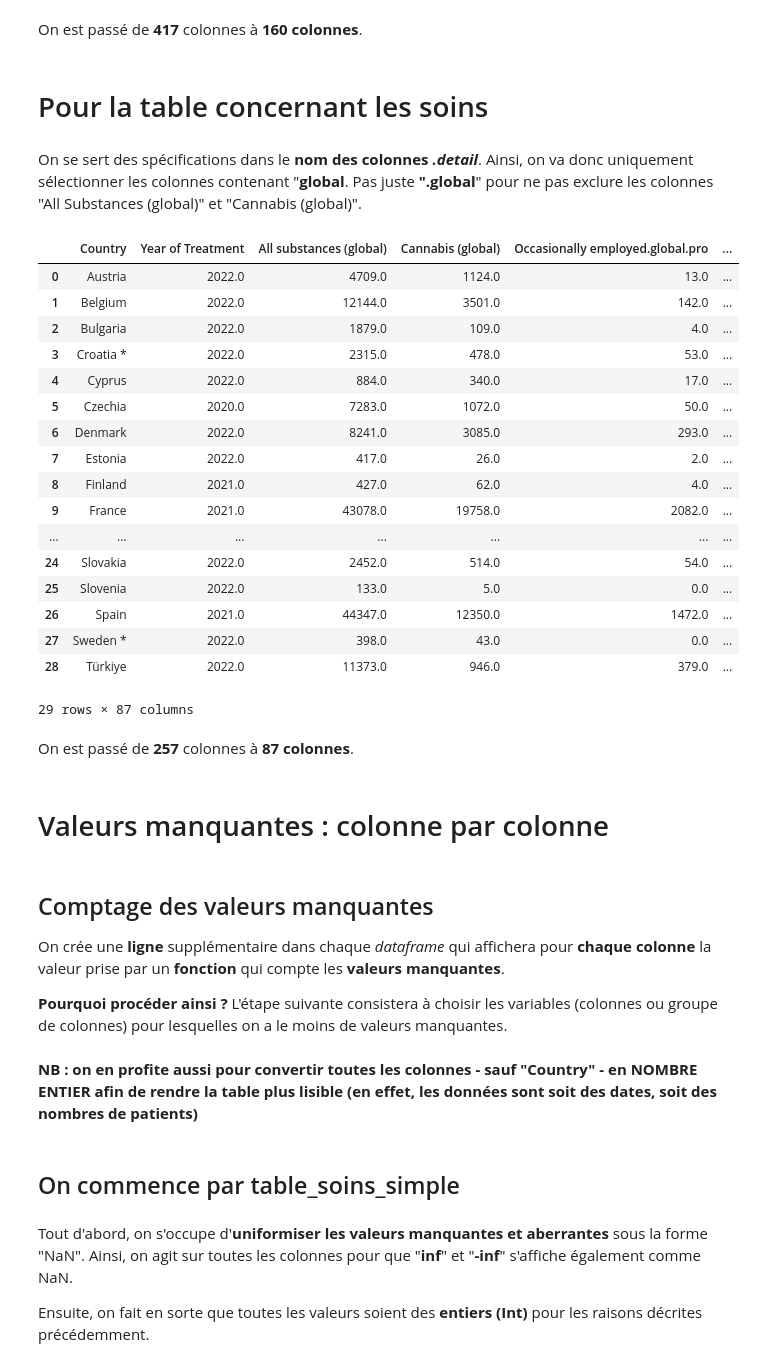
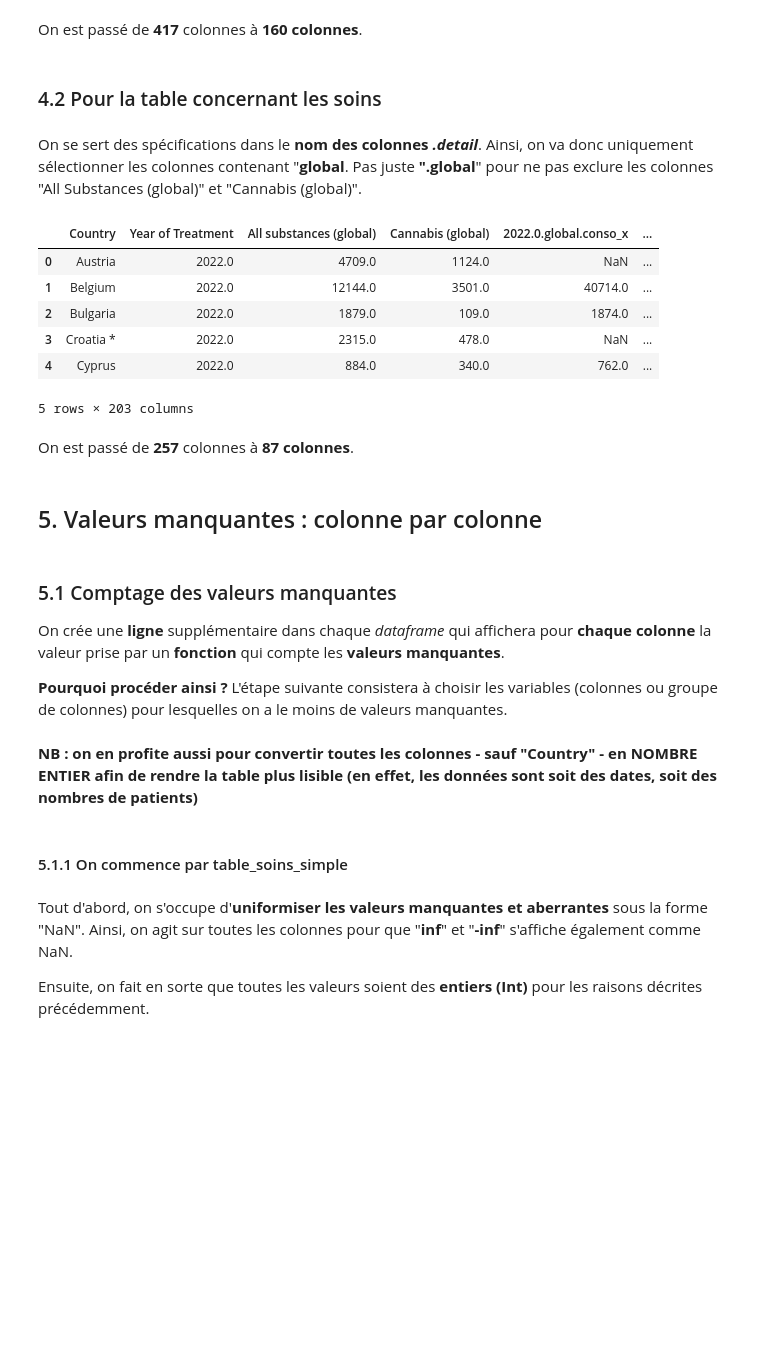
Before and after one commit to refouch/Projet_Python_2A, a Jupyter notebook: Tidy.ipynb, the cells around one changed output. Drawn from its saved outputs; the diff is of its cells as text; code cells hidden in the pictures; blank space fills up the shorter version.

```diff
--- a/Tidy.ipynb
+++ b/Tidy.ipynb
@@ -977,41 +971,30 @@ table_infractions_simple
 # %% [markdown]
 On est passé de **417** colonnes à **160 colonnes**.
 # %% [markdown]
-# Pour la table concernant les soins
+### 4.2 Pour la table concernant les soins
 # %% [markdown]
 On se sert des spécifications dans le **nom des colonnes *.detail***.
 Ainsi, on va donc uniquement sélectionner les colonnes contenant "**global**. Pas juste **".global**" pour ne pas exclure les colonnes "All Substances (global)" et "Cannabis (global)".
 # %%
 # Sélection des colonnes contenant ".global"
 table_soins_simple = soins_cannabis[[col for col in soins_cannabis.columns if "global" in col or col == "Country" or col == "Year of Treatment"]]
 
 # On affiche le résultat pour vérifier que cela a correctment fonctionné
-table_soins_simple
+table_soins_simple.head()
 # %% [output]
-|  | Country | Year of Treatment | All substances (global) | Cannabis (global) | Occasionally employed.global.pro | ... |
-| 0 | Austria | 2022.0 | 4709.0 | 1124.0 | 13.0 | ... |
-| 1 | Belgium | 2022.0 | 12144.0 | 3501.0 | 142.0 | ... |
-| 2 | Bulgaria | 2022.0 | 1879.0 | 109.0 | 4.0 | ... |
-| 3 | Croatia * | 2022.0 | 2315.0 | 478.0 | 53.0 | ... |
-| 4 | Cyprus | 2022.0 | 884.0 | 340.0 | 17.0 | ... |
-| 5 | Czechia | 2020.0 | 7283.0 | 1072.0 | 50.0 | ... |
-| 6 | Denmark | 2022.0 | 8241.0 | 3085.0 | 293.0 | ... |
-| 7 | Estonia | 2022.0 | 417.0 | 26.0 | 2.0 | ... |
-| 8 | Finland | 2021.0 | 427.0 | 62.0 | 4.0 | ... |
-| 9 | France | 2021.0 | 43078.0 | 19758.0 | 2082.0 | ... |
-| ... | ... | ... | ... | ... | ... | ... |
-| 24 | Slovakia | 2022.0 | 2452.0 | 514.0 | 54.0 | ... |
-| 25 | Slovenia | 2022.0 | 133.0 | 5.0 | 0.0 | ... |
-| 26 | Spain | 2021.0 | 44347.0 | 12350.0 | 1472.0 | ... |
-| 27 | Sweden * | 2022.0 | 398.0 | 43.0 | 0.0 | ... |
-| 28 | Türkiye | 2022.0 | 11373.0 | 946.0 | 379.0 | ... |
+|  | Country | Year of Treatment | All substances (global) | Cannabis (global) | 2022.0.global.conso_x | ... |
+| 0 | Austria | 2022.0 | 4709.0 | 1124.0 | NaN | ... |
+| 1 | Belgium | 2022.0 | 12144.0 | 3501.0 | 40714.0 | ... |
+| 2 | Bulgaria | 2022.0 | 1879.0 | 109.0 | 1874.0 | ... |
+| 3 | Croatia * | 2022.0 | 2315.0 | 478.0 | NaN | ... |
+| 4 | Cyprus | 2022.0 | 884.0 | 340.0 | 762.0 | ... |
-29 rows × 87 columns
+5 rows × 203 columns
 # %% [markdown]
 On est passé de **257** colonnes à **87 colonnes**.
 # %% [markdown]
-# Valeurs manquantes : colonne par colonne
+## 5. Valeurs manquantes : colonne par colonne
 # %% [markdown]
-## Comptage des valeurs manquantes
+### 5.1 Comptage des valeurs manquantes
 
 On crée une **ligne** supplémentaire dans chaque *dataframe* qui affichera pour **chaque colonne** la valeur prise par un **fonction** qui compte les **valeurs manquantes**.
 
@@ -1020,7 +1003,7 @@ L'étape suivante consistera à choisir les variables (colonnes ou groupe de col
 # %% [markdown]
 **NB : on en profite aussi pour convertir toutes les colonnes - sauf "Country" - en NOMBRE ENTIER afin de rendre la table plus lisible (en effet, les données sont soit des dates, soit des nombres de patients)**
 # %% [markdown]
-## On commence par table_soins_simple
+#### 5.1.1 On commence par table_soins_simple
 # %% [markdown]
 Tout d'abord, on s'occupe d'**uniformiser les valeurs manquantes et aberrantes** sous la forme "NaN".
 Ainsi, on agit sur toutes les colonnes pour que "**inf**" et "**-inf**" s'affiche également comme NaN.
```
Also changed, not shown: parts of 49 cells of this notebook.
